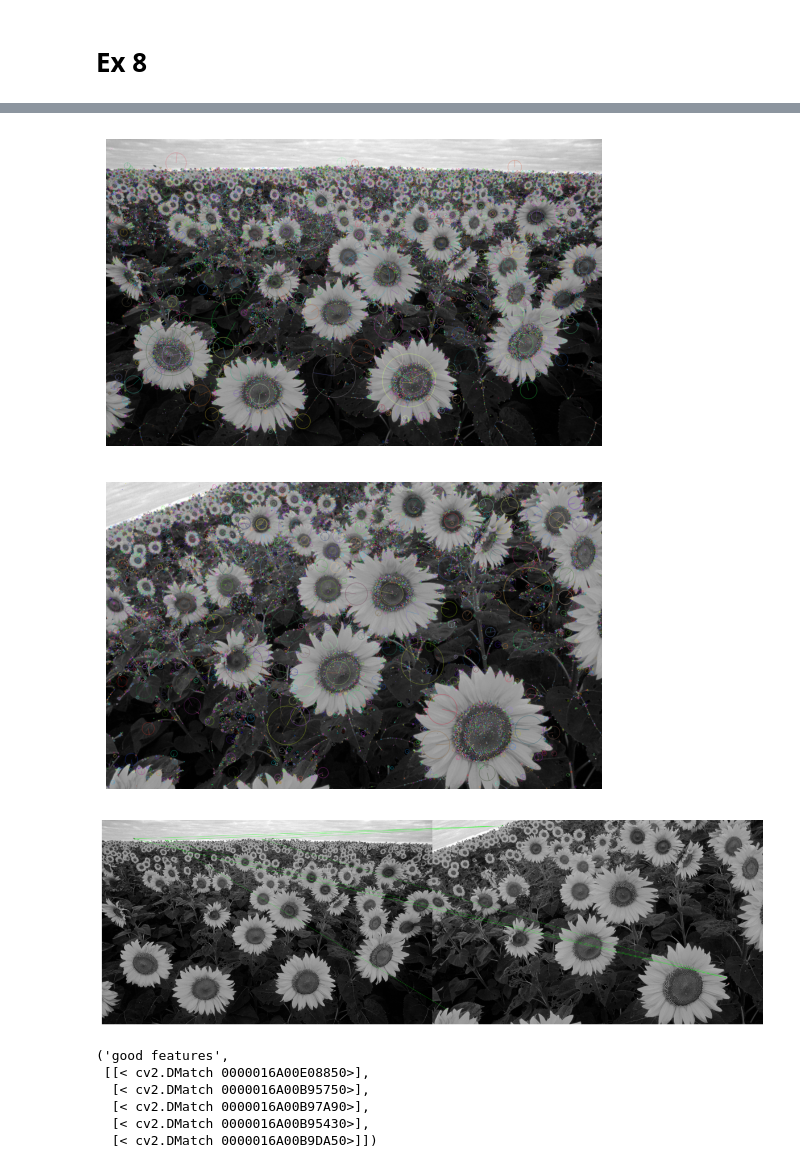
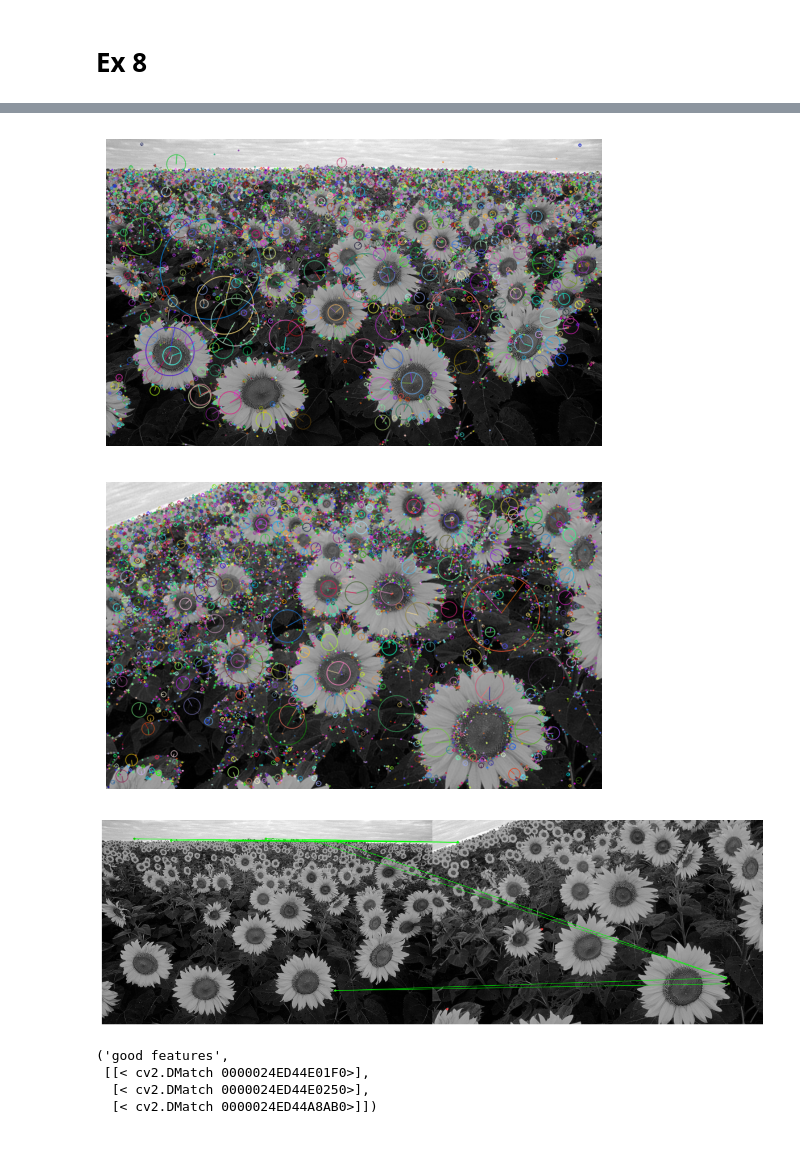
Before and after one commit to yufanana/ComputerVision02504, a Jupyter notebook: exercises/ex8.ipynb, the cells around one changed output, grey strips where cells are left out. Saved outputs shown, nothing was run; the diff lists cells and outputs as text; code cells hidden in the pictures.

```diff
--- a/exercises/ex8.ipynb
+++ b/exercises/ex8.ipynb
@@ -10,0 +16,19 @@ from util_functions import (
+# %%
+# Example taken from
+# https://scikit-image.org/docs/stable/auto_examples/features_detection/plot_blob.html
+
+image = data.hubble_deep_field()[0:500, 0:500]
+image_gray = rgb2gray(image)
+
+blobs_dog = blob_dog(image_gray, max_sigma=30, threshold=0.1)
+blobs_dog[:, 2] = blobs_dog[:, 2] * sqrt(2)  # Compute radii in the 3rd column
+
+plt.figure(figsize=(9, 3), dpi=100)
+plt.imshow(image, cmap="gray")
+for blob in blobs_dog:
+    y, x, r = blob
+    c = plt.Circle((x, y), r, color="red", linewidth=2, fill=False)
+    plt.gca().add_patch(c)
+plt.tight_layout()
+plt.axis("off")
+plt.show()
@@ -191,41 +258,42 @@ plt.show()
 # Use SIFT detector to detect features in both original and transformed image.
 
 # Read images as uint8
-im = cv2.imread("media/sunflowers.jpg").mean(2).astype(np.uint8)
-r_im = transform_im(im, 20, 1.5)
+im_int = cv2.imread("media/sunflowers.jpg").mean(2).astype(np.uint8)
+r_im_int = transform_im(im_int, 20, 1.5)
 
 # SIFT detector
 sift = cv2.SIFT_create()
-kp1 = sift.detect(im, None)
-kp2 = sift.detect(r_im, None)
+kp1 = sift.detect(im_int, None)
+kp2 = sift.detect(r_im_int, None)
 # %%
 # Marking the keypoint on the image using circles
 img = cv2.drawKeypoints(
-    im, kp1, im, flags=cv2.DRAW_MATCHES_FLAGS_DRAW_RICH_KEYPOINTS
+    im_int, kp1, im_int, flags=cv2.DRAW_MATCHES_FLAGS_DRAW_RICH_KEYPOINTS
 )
 
 r_img = cv2.drawKeypoints(
-    r_im, kp2, r_im, flags=cv2.DRAW_MATCHES_FLAGS_DRAW_RICH_KEYPOINTS
+    r_im_int, kp2, r_im_int, flags=cv2.DRAW_MATCHES_FLAGS_DRAW_RICH_KEYPOINTS
 )
 
 # Plot features in both images.
 plt.imshow(img)
 plt.axis("off")
 plt.show()
 plt.imshow(r_img)
 plt.axis("off")
 plt.show()
 # %% [output]
-[figure, old version]
+[figure, new version]
-[figure, old version]
+[figure, new version]
 # %%
-def BFMatching(img1, img2):
+def BFMatching(img1, img2, plot=False):
     """
     Modified from https://www.geeksforgeeks.org/python-opencv-bfmatcher-function/
     """
     # Find the keypoints and descriptors
-    sift = cv2.SIFT_create(5)
-    # sift = cv2.ORB_create(5)
+    n_feats = 10
+    sift = cv2.SIFT_create(n_feats)
+    # sift = cv2.ORB_create(n_feats)
     kpnt1, des1 = sift.detectAndCompute(img1, None)
     kpnt2, des2 = sift.detectAndCompute(img2, None)
 
@@ -248,26 +316,27 @@ def BFMatching(img1, img2):
         flags=0,
     )
 
-    # Display matched image
-    plt.imshow(matched_image)
-    plt.axis("off")
-    plt.show()
-
     # Creating a criteria for the good matches
     for m, n in matches:
-        if m.distance < 0.98 * n.distance:
+        if m.distance < 0.8 * n.distance:
             good.append([m])
+
+    # Display matched image
+    if plot:
+        mpl.rcParams["figure.figsize"] = [15, 10]
+        plt.imshow(matched_image)
+        plt.axis("off")
+        plt.show()
+        mpl.rcParams["figure.figsize"] = [8, 6]
 
     return ("good features", good)  # returning ggod features
 
 
-mpl.rcParams["figure.figsize"] = [15, 10]
-BFMatching(im, r_im)
+BFMatching(im, r_im, plot=True)
+# This doesnt look correct
 # %% [output]
-[figure, old version]
+[figure, new version]
 ('good features',
- [[< cv2.DMatch 0000016A00E08850>],
-  [< cv2.DMatch 0000016A00B95750>],
-  [< cv2.DMatch 0000016A00B97A90>],
-  [< cv2.DMatch 0000016A00B95430>],
-  [< cv2.DMatch 0000016A00B9DA50>]])
+ [[< cv2.DMatch 0000024ED44E01F0>],
+  [< cv2.DMatch 0000024ED44E0250>],
+  [< cv2.DMatch 0000024ED44A8AB0>]])
```
Also changed, not shown: parts of 13 cells of this notebook, 3 other files.
